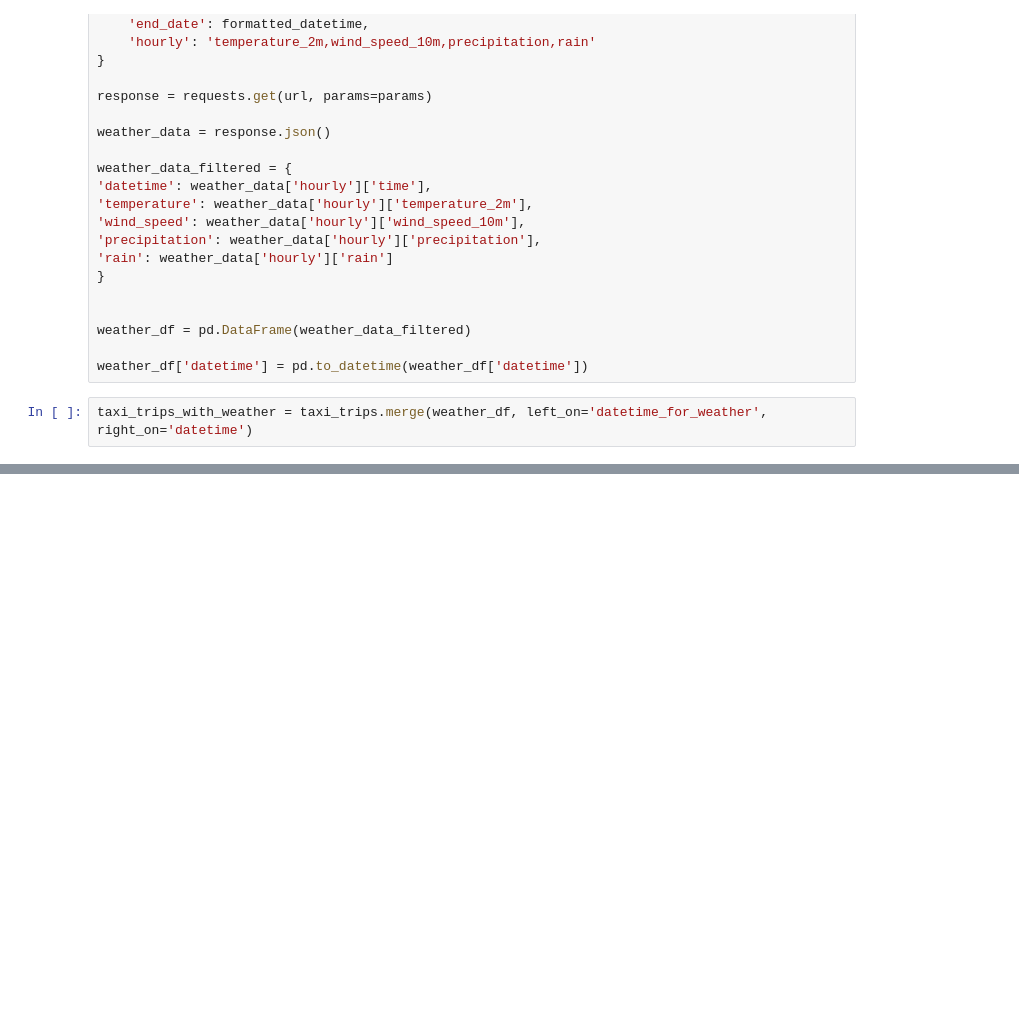
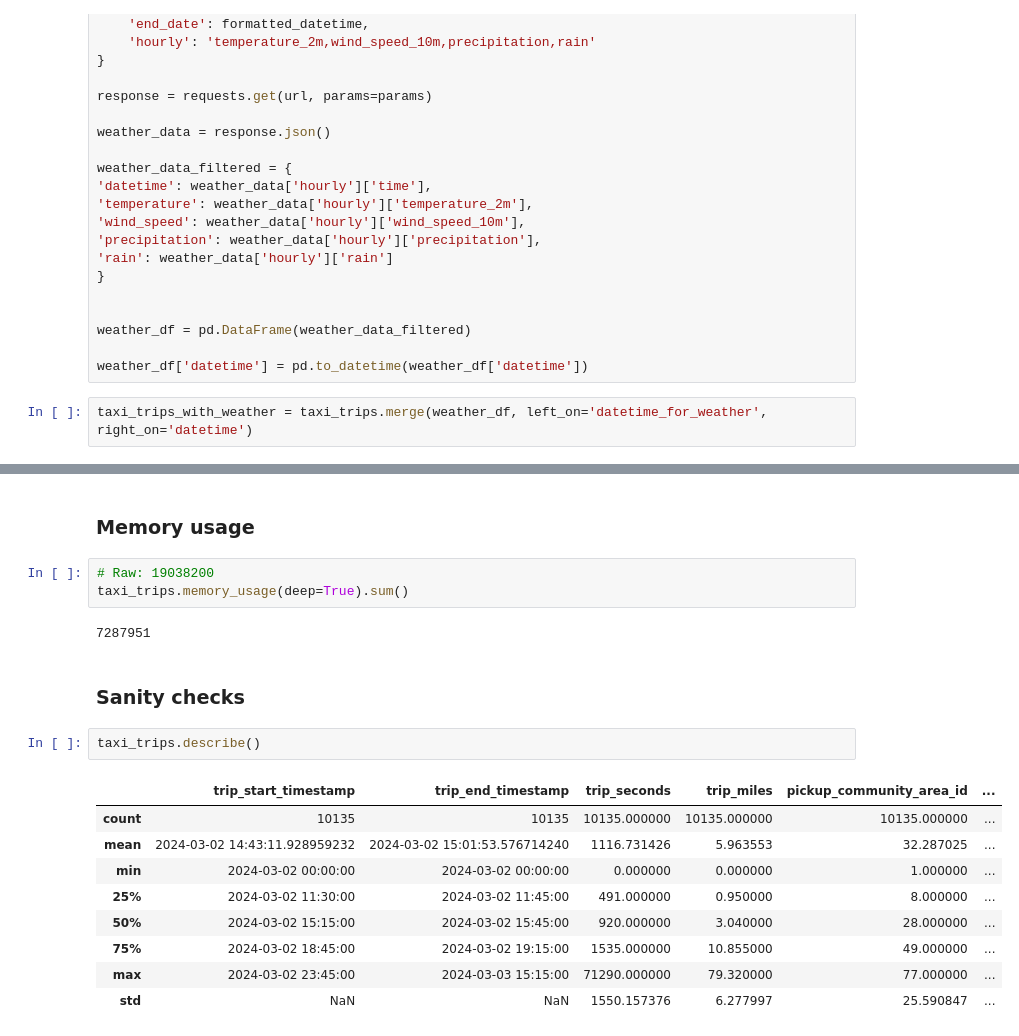
Before and after one commit to a8i9zm/Cubix_Data_Engineer, a Jupyter notebook: 04_chicago_data_to_mapping.ipynb, the cells around one changed output, grey strips where cells are left out. Saved outputs shown, nothing was run; the diff lists cells and outputs as text; blank space fills up the shorter version.

```diff
--- a/04_chicago_data_to_mapping.ipynb
+++ b/04_chicago_data_to_mapping.ipynb
@@ -103,0 +199,21 @@ taxi_trips_with_weather.head()
+# %% [markdown]
+### Memory usage
+# %%
+# Raw: 19038200
+taxi_trips.memory_usage(deep=True).sum()
+# %% [output]
+7287951
+# %% [markdown]
+### Sanity checks
+# %%
+taxi_trips.describe()
+# %% [output]
+|  | trip_start_timestamp | trip_end_timestamp | trip_seconds | trip_miles | pickup_community_area_id | ... |
+| count | 10135 | 10135 | 10135.000000 | 10135.000000 | 10135.000000 | ... |
+| mean | 2024-03-02 14:43:11.928959232 | 2024-03-02 15:01:53.576714240 | 1116.731426 | 5.963553 | 32.287025 | ... |
+| min | 2024-03-02 00:00:00 | 2024-03-02 00:00:00 | 0.000000 | 0.000000 | 1.000000 | ... |
+| 25% | 2024-03-02 11:30:00 | 2024-03-02 11:45:00 | 491.000000 | 0.950000 | 8.000000 | ... |
+| 50% | 2024-03-02 15:15:00 | 2024-03-02 15:45:00 | 920.000000 | 3.040000 | 28.000000 | ... |
+| 75% | 2024-03-02 18:45:00 | 2024-03-02 19:15:00 | 1535.000000 | 10.855000 | 49.000000 | ... |
+| max | 2024-03-02 23:45:00 | 2024-03-03 15:15:00 | 71290.000000 | 79.320000 | 77.000000 | ... |
+| std | NaN | NaN | 1550.157376 | 6.277997 | 25.590847 | ... |
```
Also changed, not shown: parts of 12 cells of this notebook.
